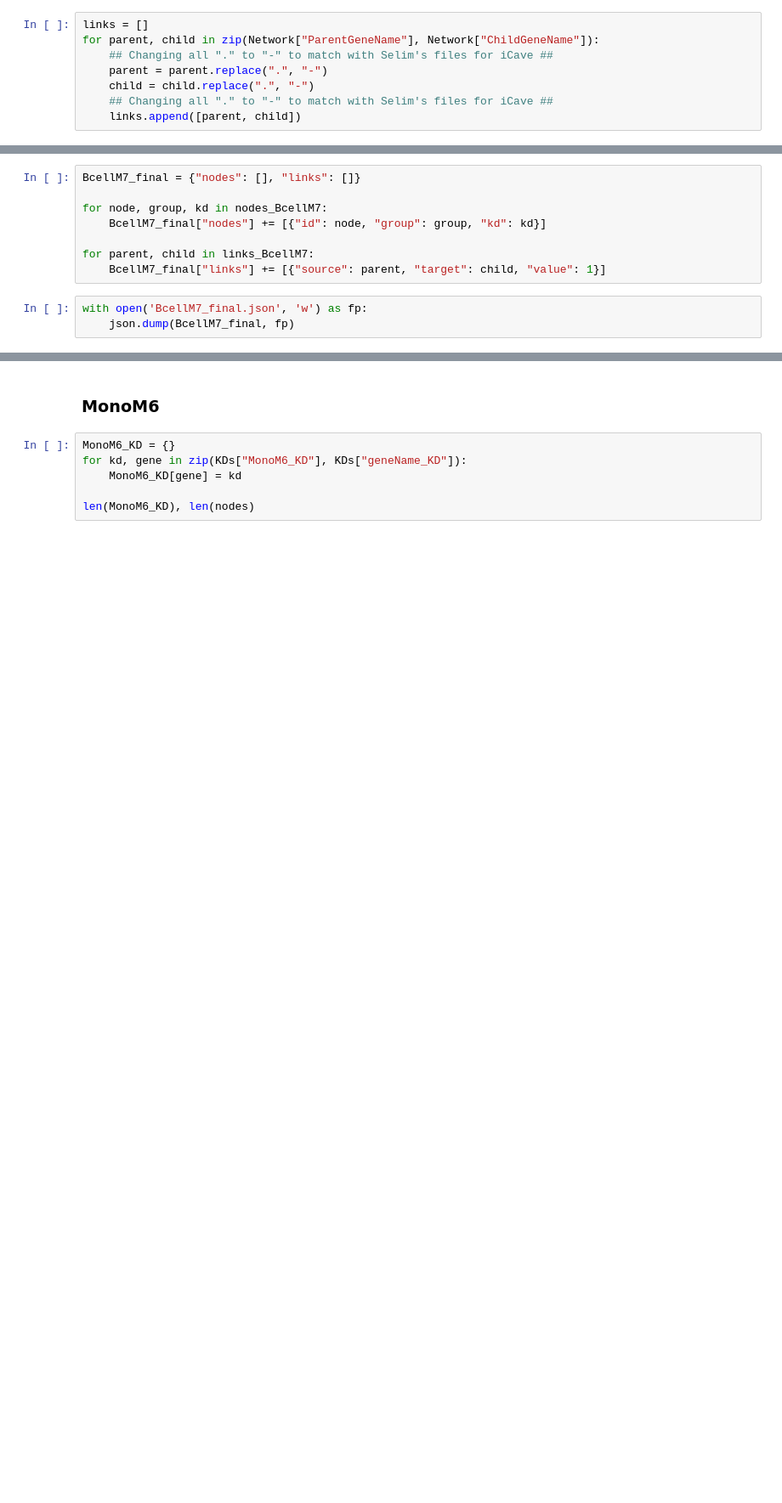
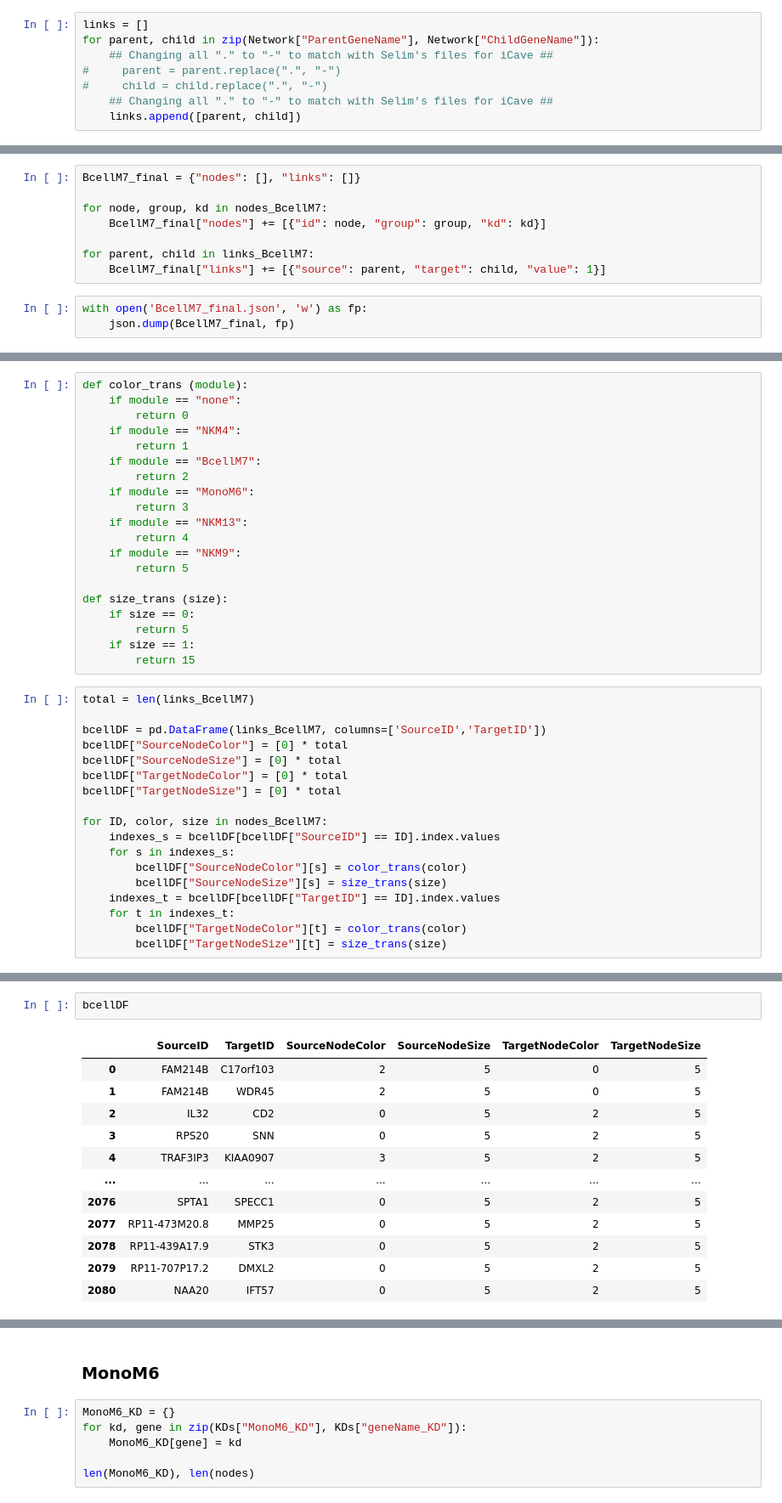
Before and after one commit to GumusLab/CFSViz, a Jupyter notebook: CFS_Phillip_DataProcessing 2.ipynb, the cells around one changed output, grey strips where cells are left out. Shown: that part at 85% size. Saved outputs shown, nothing was run; the diff lists cells and outputs as text; blank space fills up the shorter version.

```diff
--- a/CFS_Phillip_DataProcessing 2.ipynb
+++ b/CFS_Phillip_DataProcessing 2.ipynb
@@ -93,8 +93,8 @@ for i in nodes_mod:
 links = []
 for parent, child in zip(Network["ParentGeneName"], Network["ChildGeneName"]):
     ## Changing all "." to "-" to match with Selim's files for iCave ##
-    parent = parent.replace(".", "-")
-    child = child.replace(".", "-")
+#     parent = parent.replace(".", "-")
+#     child = child.replace(".", "-")
     ## Changing all "." to "-" to match with Selim's files for iCave ##
     links.append([parent, child])
 # %%
@@ -208,0 +293,38 @@ with open('BcellM7_final.json', 'w') as fp:
+# %%
+def color_trans (module):
+    if module == "none":
+        return 0
+    if module == "NKM4":
+        return 1
+    if module == "BcellM7":
+        return 2
+    if module == "MonoM6":
+        return 3
+    if module == "NKM13":
+        return 4
+    if module == "NKM9":
+        return 5
+
+def size_trans (size):
+    if size == 0:
+        return 5
+    if size == 1:
+        return 15
+# %%
+total = len(links_BcellM7)
+
+bcellDF = pd.DataFrame(links_BcellM7, columns=['SourceID','TargetID'])
+bcellDF["SourceNodeColor"] = [0] * total
+bcellDF["SourceNodeSize"] = [0] * total
+bcellDF["TargetNodeColor"] = [0] * total
+bcellDF["TargetNodeSize"] = [0] * total
+
+for ID, color, size in nodes_BcellM7:
+    indexes_s = bcellDF[bcellDF["SourceID"] == ID].index.values
+    for s in indexes_s:
+        bcellDF["SourceNodeColor"][s] = color_trans(color)
+        bcellDF["SourceNodeSize"][s] = size_trans(size)
+    indexes_t = bcellDF[bcellDF["TargetID"] == ID].index.values
+    for t in indexes_t:
+        bcellDF["TargetNodeColor"][t] = color_trans(color)
+        bcellDF["TargetNodeSize"][t] = size_trans(size)
@@ -208,0 +348,15 @@ with open('BcellM7_final.json', 'w') as fp:
+# %%
+bcellDF
+# %% [output]
+|  | SourceID | TargetID | SourceNodeColor | SourceNodeSize | TargetNodeColor | TargetNodeSize |
+| 0 | FAM214B | C17orf103 | 2 | 5 | 0 | 5 |
+| 1 | FAM214B | WDR45 | 2 | 5 | 0 | 5 |
+| 2 | IL32 | CD2 | 0 | 5 | 2 | 5 |
+| 3 | RPS20 | SNN | 0 | 5 | 2 | 5 |
+| 4 | TRAF3IP3 | KIAA0907 | 3 | 5 | 2 | 5 |
+| ... | ... | ... | ... | ... | ... | ... |
+| 2076 | SPTA1 | SPECC1 | 0 | 5 | 2 | 5 |
+| 2077 | RP11-473M20.8 | MMP25 | 0 | 5 | 2 | 5 |
+| 2078 | RP11-439A17.9 | STK3 | 0 | 5 | 2 | 5 |
+| 2079 | RP11-707P17.2 | DMXL2 | 0 | 5 | 2 | 5 |
+| 2080 | NAA20 | IFT57 | 0 | 5 | 2 | 5 |
```
Also changed, not shown: parts of 14 cells of this notebook, 8 other files.
